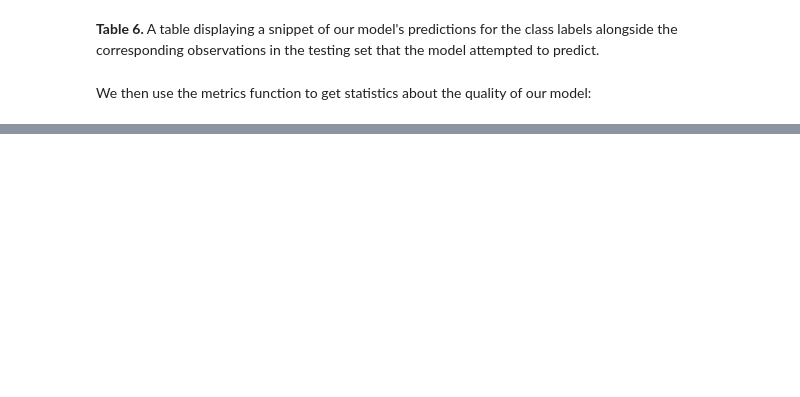
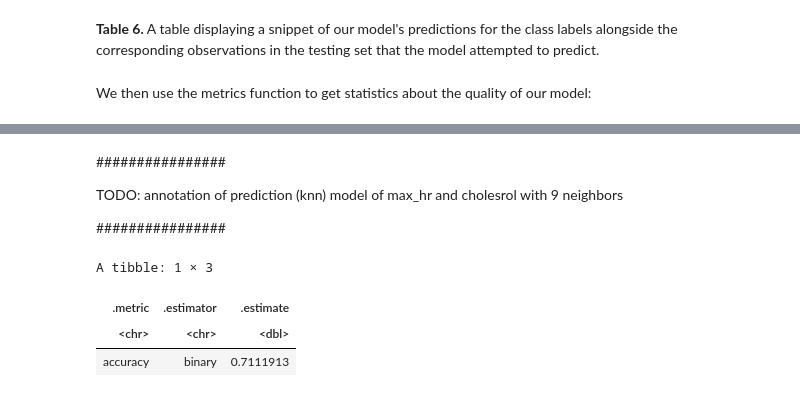
Before and after one commit to Erichou05/dsci100_005_008-group-project, a Jupyter notebook: report.ipynb, the cells around one changed output, grey strips where cells are left out. Cells and saved outputs as stored; diff of their text form; code cells hidden in the pictures; blank space fills up the shorter version.

Commit message:
Prediction model with new parameters (code only) and confusion matrix analysis (missing conclusion)

```diff
--- a/report.ipynb
+++ b/report.ipynb
@@ -604 +613,41 @@ plot_grid(pred2_cross_val_plot, pred3_cross_val_plot, labels = c("K Accuracy Est
 [figure]
+# %% [markdown]
+################
+
+TODO: annotation of prediction (knn) model of max_hr and cholesrol with 9 neighbors
+
+################
+# %%
+# non-annotated new prediction model based on forward selection
+
+heart_recipe_new <- recipe(diagnosis ~ max_hr + cholestrol, data = heart_train) |>
+                step_impute_mean(all_predictors()) |>
+                step_scale(all_predictors()) |>
+                step_center(all_predictors())
+
+imputed_scaled_heart_training_new <- heart_recipe_new |>
+               prep() |>
+               bake(heart_train)
+
+knn_spec_new <- nearest_neighbor(weight_func = "rectangular", neighbors = 9) |>
+       set_engine("kknn") |>
+       set_mode("classification")
+
+heart_fit_new <- workflow() |>
+            add_recipe(heart_recipe_new) |>
+            add_model(knn_spec_new) |>
+            fit(data = heart_train)
+
+heart_test_predictions_new <- predict(heart_fit_new , heart_test) |>
+                          bind_cols(heart_test)
+
+heart_model_metrics_new <- heart_test_predictions_new |>
+        metrics(truth = diagnosis, estimate = .pred_class) |>
+        head(1)
+
+heart_model_metrics_new
+# %% [output]
+A tibble: 1 × 3
+| .metric | .estimator | .estimate |
+| <chr> | <chr> | <dbl> |
+| accuracy | binary | 0.7111913 |
```
Also changed, not shown: parts of 10 cells of this notebook.
